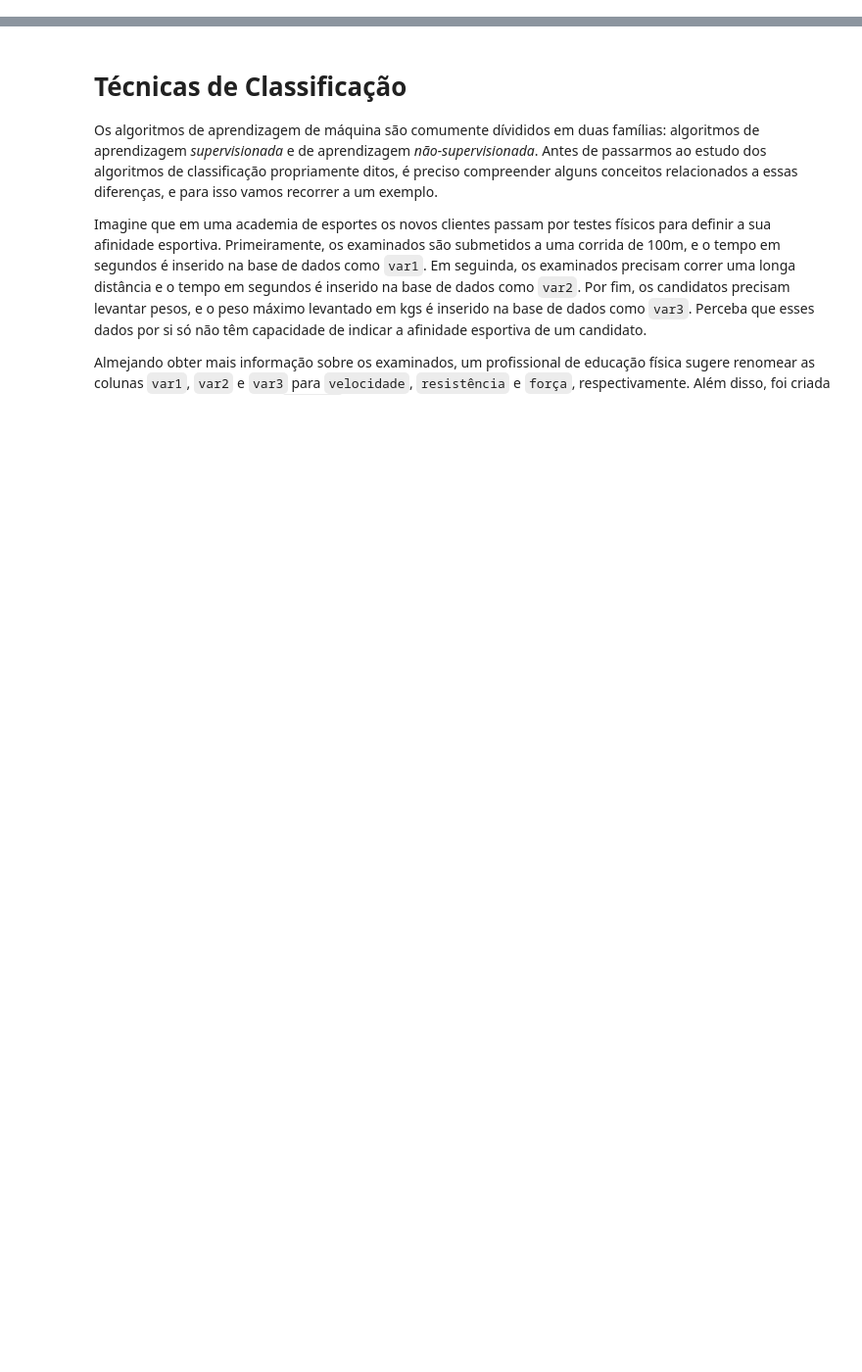
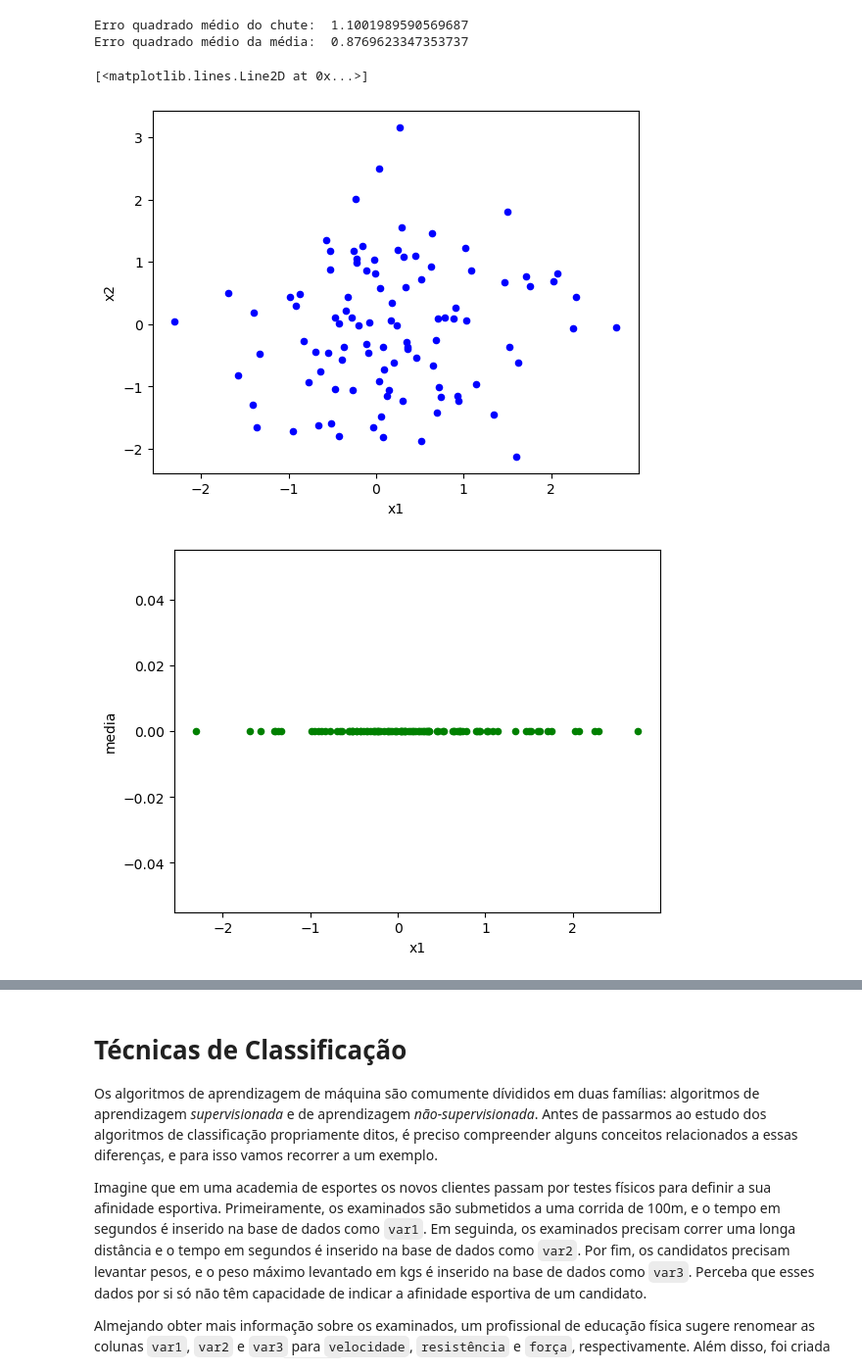
Before and after one commit to samicoluiz/laai_algos_classificacao, a Jupyter notebook: algos_classificacao.ipynb, the cells around one changed output, grey strips where cells are left out. Shown: that part at 98% size. Saved outputs shown, nothing was run; the diff lists cells and outputs as text; code cells hidden in the pictures; blank space fills up the shorter version.

```diff
--- a/algos_classificacao.ipynb
+++ b/algos_classificacao.ipynb
@@ -0,0 +17,8 @@
+# %%
+# Criando uma base de dados com 100 linhas e 2 colunas, e valores variando entre 0 e 1
+df_pre = pd.DataFrame(np.random.normal(0, 1, size=(100, 2)), columns=['x1', 'x2'])
+# Tentando prever os valores de x1 através de chutes aleatórios e armazenndo os resultados em uma nova coluna 'chute'
+df_pre["chute"] = np.random.default_rng().uniform(-1, 1, size=(100))
+# Tentando prever os valores de x1 utilizando a média e armazenando os resultados em uma nova coluna 'media'
+df_pre["media"] = 0
+df_pre
@@ -0,0 +44,18 @@
+# %%
+mse_chute = mean_squared_error(df_pre['x1'], df_pre['chute'])
+mse_media = mean_squared_error(df_pre['x1'], df_pre['media'])
+print("Erro quadrado médio do chute: ", mse_chute)
+print("Erro quadrado médio da média: ", mse_media)
+# %% [output]
+Erro quadrado médio do chute:  1.1001989590569687
+Erro quadrado médio da média:  0.8769623347353737
+# %%
+df_pre.plot.scatter(x='x1', y='x2', c='blue')
+df_pre.plot.scatter(x='x1', y='media', c='green')
+df_pre.plot.scatter(x='x1', y='chute', c='yellow')
+# desenhe uma linha par a média do grafico acima
+plt.plot([-3, 3], [0, 0], color='red', linestyle='-')
+# %% [output]
+[<matplotlib.lines.Line2D at 0x...>]
+[figure, added]
+[figure, added]
```
Also changed, not shown: parts of 5 cells of this notebook.
